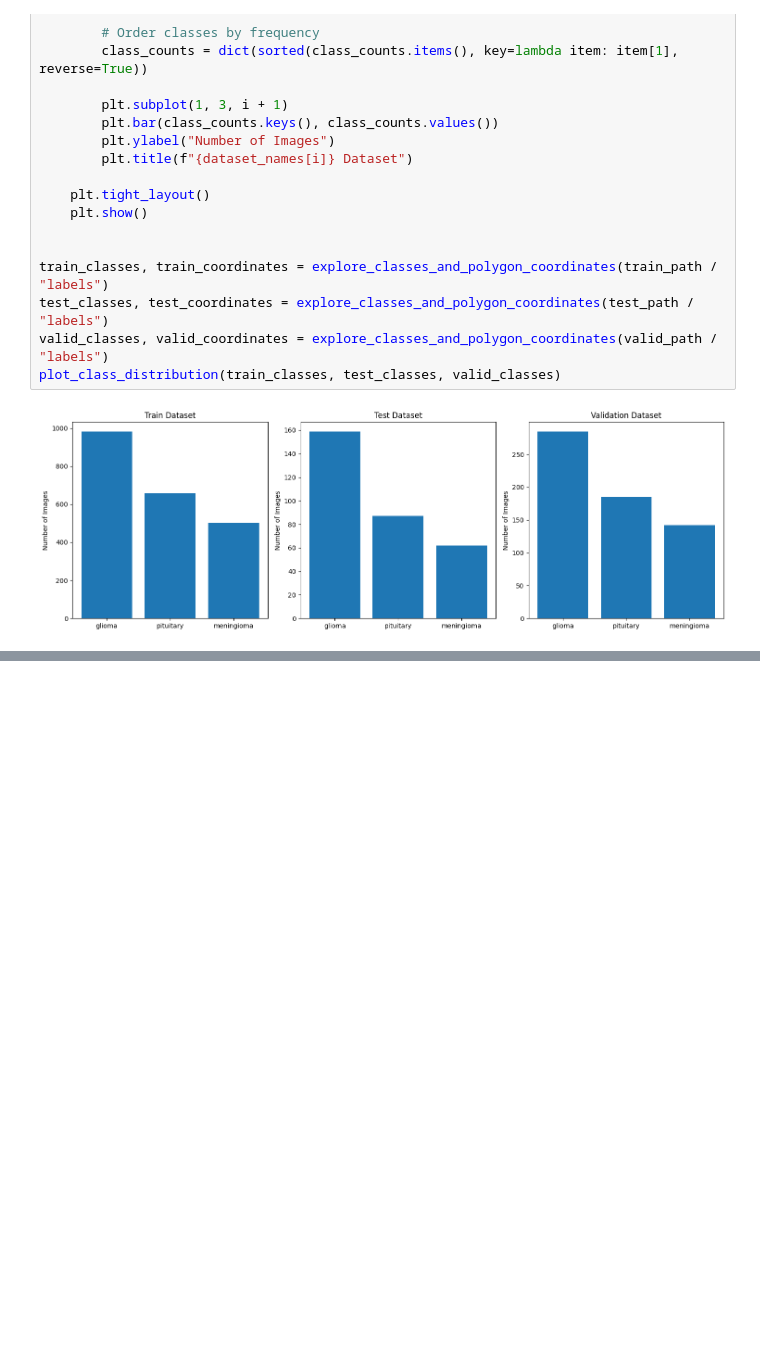
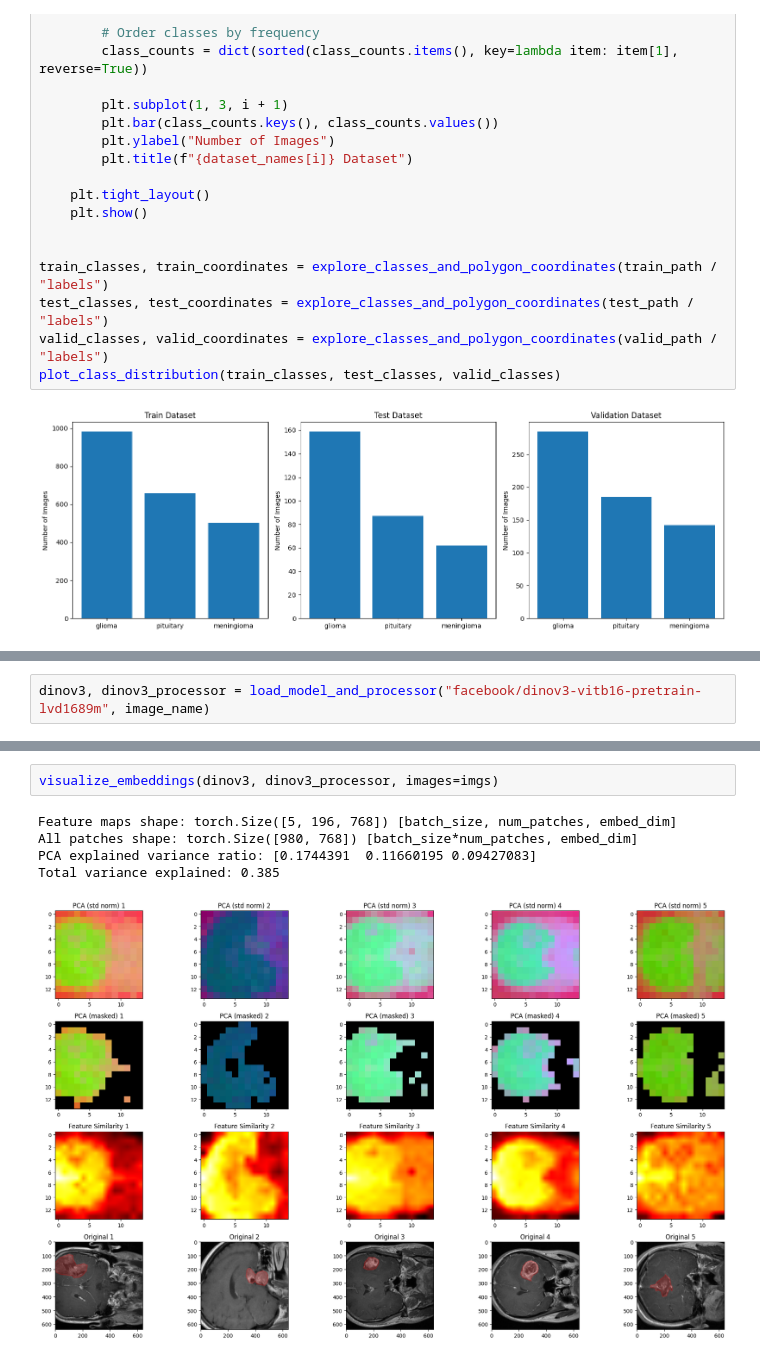
Before and after one commit to nramira/dino_finetuning, a Jupyter notebook: notebooks/eda.ipynb, the cells around one changed output, grey strips where cells are left out. Saved outputs shown, nothing was run; the diff lists cells and outputs as text; blank space fills up the shorter version.

```diff
--- a/notebooks/eda.ipynb
+++ b/notebooks/eda.ipynb
@@ -366,0 +347,2 @@ All patches shape: torch.Size([1280, 768]) [batch_size*num_patches, embed_dim]
+# %%
+dinov3, dinov3_processor = load_model_and_processor("facebook/dinov3-vitb16-pretrain-lvd1689m", image_name)
@@ -430,0 +504,8 @@ Total variance explained: 0.306
+# %%
+visualize_embeddings(dinov3, dinov3_processor, images=imgs)
+# %% [output]
+Feature maps shape: torch.Size([5, 196, 768]) [batch_size, num_patches, embed_dim]
+All patches shape: torch.Size([980, 768]) [batch_size*num_patches, embed_dim]
+PCA explained variance ratio: [0.1744391  0.11660195 0.09427083]
+Total variance explained: 0.385
+[figure, added]
```
Also changed, not shown: parts of 13 cells of this notebook.
